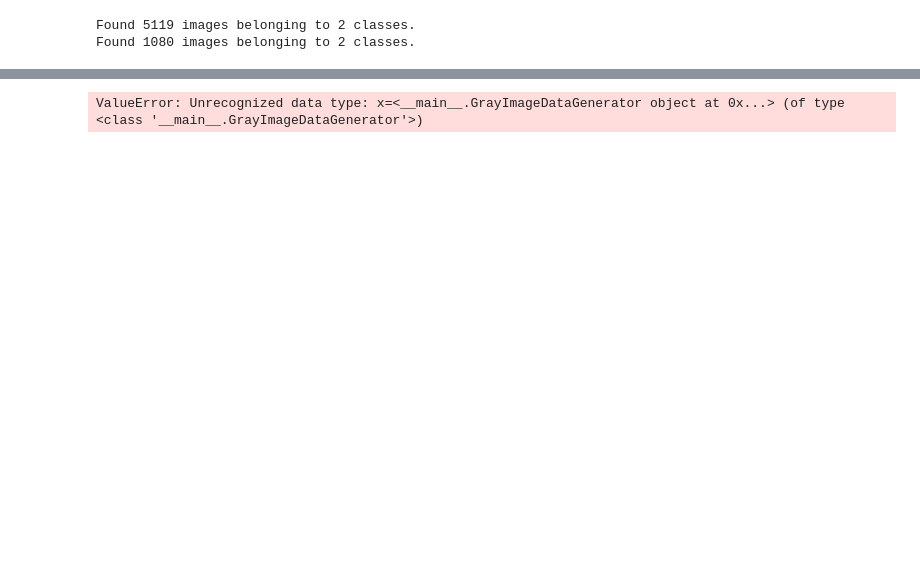
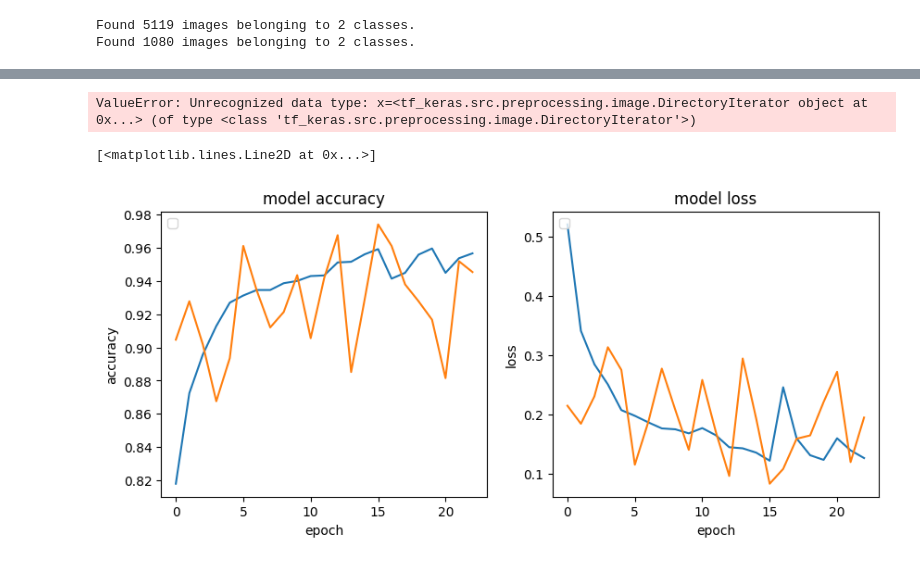
Before and after one commit to Jaosou/Project-Detection, a Jupyter notebook: yawn/train.ipynb, the cells around one changed output, grey strips where cells are left out. Drawn from its saved outputs; the diff is of its cells as text; code cells hidden in the pictures; blank space fills up the shorter version.

Commit message:
Fix : Train yawn model

```diff
--- a/yawn/train.ipynb
+++ b/yawn/train.ipynb
@@ -119,3 +162,13 @@ def rgb2gray(images):
     print(grayImgs[0].shape)
 
     return grayImgs
+# %%
+x_train, y_train = img2data(trainImg)
+x_test, y_test = img2data(testImg)
+
+x_train = np.array([cv2.resize(cv2.cvtColor(image,cv2.COLOR_RGB2GRAY), (img_size, img_size)) for image in x_train])
+y_train = np.array(y_train)
+x_test = np.array([cv2.resize(cv2.cvtColor(image,cv2.COLOR_RGB2GRAY), (img_size, img_size)) for image in x_test])
+y_test = np.array(y_test)
+
+x_train.shape, y_train.shape, x_test.shape, y_test.shape
@@ -232,11 +303,39 @@ Model: "sequential_3"
 # %%
 history = model.fit(
-    train_gen_gray,                # Pass training labels as 'y'
+    train_gen,                # Pass training labels as 'y'
     batch_size=8,
+    steps_per_epoch=8208,
     epochs=50,
-    validation_data=(val_gen_gray), # validation_data remains a tuple (X_val, Y_val)
-    shuffle=True,
+    validation_data=(val_gen), # validation_data remains a tuple (X_val, Y_val)
     callbacks=[EarlyStopping(monitor='val_loss', patience=7, restore_best_weights=True)]
 )
+
+# history = model.fit(
+#     x = x_train,
+#     y = y_train, # Pass training labels as 'y'
+#     batch_size=8,
+#     steps_per_epoch=8208,
+#     epochs=50,
+#     validation_data=(x_test, y_test), # validation_data remains a tuple (X_val, Y_val)
+#     callbacks=[EarlyStopping(monitor='val_loss', patience=7, restore_best_weights=True)]
+# )
 # %% [output]
-ValueError: Unrecognized data type: x=<__main__.GrayImageDataGenerator object at 0x...> (of type <class '__main__.GrayImageDataGenerator'>)
+ValueError: Unrecognized data type: x=<tf_keras.src.preprocessing.image.DirectoryIterator object at 0x...> (of type <class 'tf_keras.src.preprocessing.image.DirectoryIterator'>)
+# %%
+model.save('yawn_model.keras')
+
+plt.figure(figsize=(10,4))
+plt.subplot(121),
+plt.title('model accuracy');plt.ylabel('accuracy');plt.xlabel('epoch')
+plt.legend(['train', 'validation'], loc='upper left')
+plt.plot(history.history['accuracy']);plt.plot(history.history['val_accuracy'])
+
+plt.subplot(122)
+plt.title('model loss')
+plt.ylabel('loss')
+plt.xlabel('epoch')
+plt.legend(['train', 'validation'], loc='upper left')
+plt.plot(history.history['loss']);plt.plot(history.history['val_loss'])
+# %% [output]
+[<matplotlib.lines.Line2D at 0x...>]
+[figure, added]
```
Also changed, not shown: parts of 5 cells of this notebook, 1 other file.
